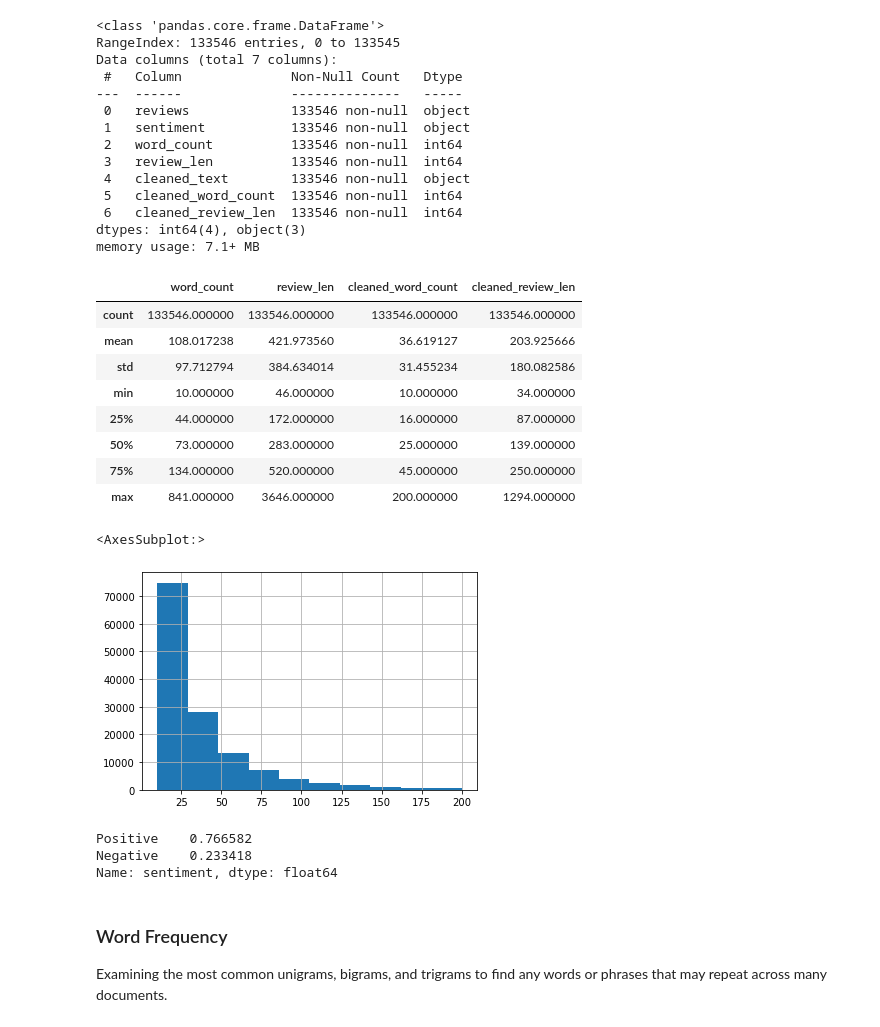
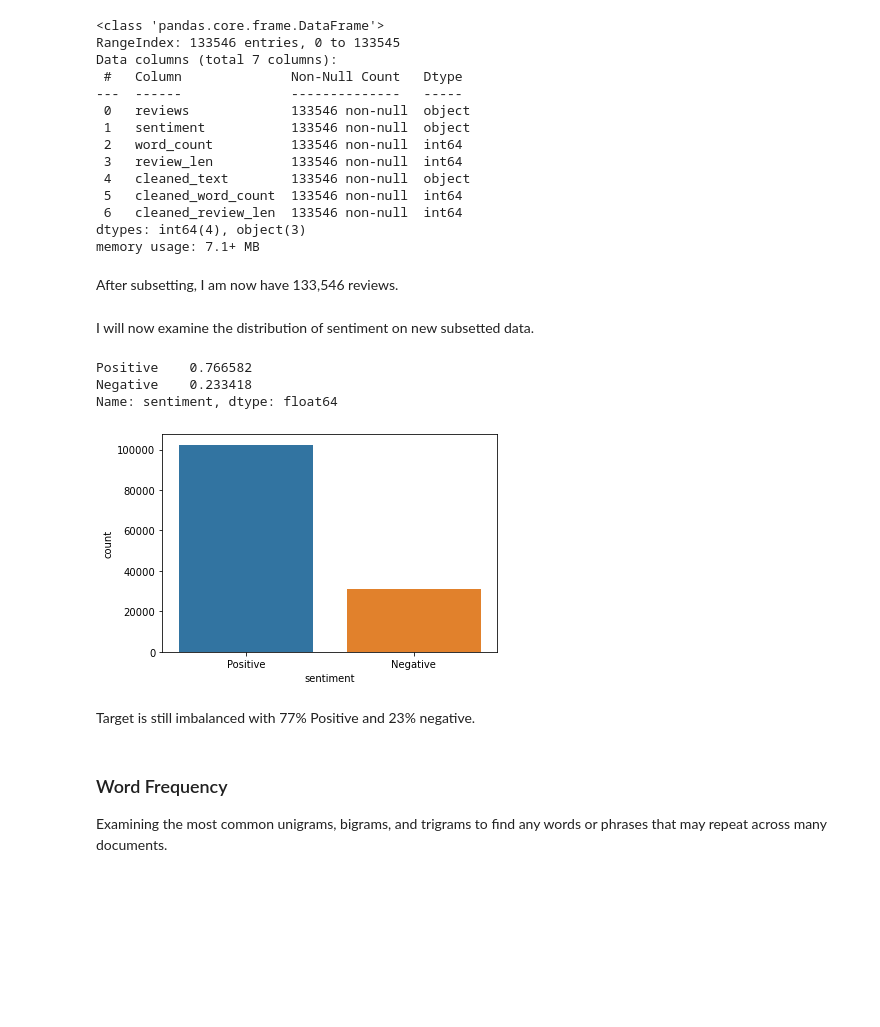
Before and after one commit to whyyoutoo/Sentiment_Classification_for_Amazon_Product_Reviews, a Jupyter notebook: EDA.ipynb, the cells around one changed output. Drawn from its saved outputs; the diff is of its cells as text; code cells hidden in the pictures; blank space fills up the shorter version.

```diff
--- a/EDA.ipynb
+++ b/EDA.ipynb
@@ -755,29 +865,22 @@ Data columns (total 7 columns):
  6   cleaned_review_len  133546 non-null  int64
 dtypes: int64(4), object(3)
 memory usage: 7.1+ MB
-# %%
-data_df.describe()
-# %% [output]
-|  | word_count | review_len | cleaned_word_count | cleaned_review_len |
-| count | 133546.000000 | 133546.000000 | 133546.000000 | 133546.000000 |
-| mean | 108.017238 | 421.973560 | 36.619127 | 203.925666 |
-| std | 97.712794 | 384.634014 | 31.455234 | 180.082586 |
-| min | 10.000000 | 46.000000 | 10.000000 | 34.000000 |
-| 25% | 44.000000 | 172.000000 | 16.000000 | 87.000000 |
-| 50% | 73.000000 | 283.000000 | 25.000000 | 139.000000 |
-| 75% | 134.000000 | 520.000000 | 45.000000 | 250.000000 |
-| max | 841.000000 | 3646.000000 | 200.000000 | 1294.000000 |
-# %%
-data_df.cleaned_word_count.hist()
-# %% [output]
-<AxesSubplot:>
-[figure, removed]
+# %% [markdown]
+After subsetting, I am now have 133,546 reviews.
+# %% [markdown]
+I will now examine the distribution of sentiment on new subsetted data.
 # %%
 data_df.sentiment.value_counts(normalize = True)
 # %% [output]
 Positive    0.766582
 Negative    0.233418
 Name: sentiment, dtype: float64
+# %%
+sns.countplot(x = data_df['sentiment']);
+# %% [output]
+[figure, added]
+# %% [markdown]
+Target is still imbalanced with 77% Positive and 23% negative.
 # %% [markdown]
 ### Word Frequency
 
```
Also changed, not shown: parts of 74 cells of this notebook.
